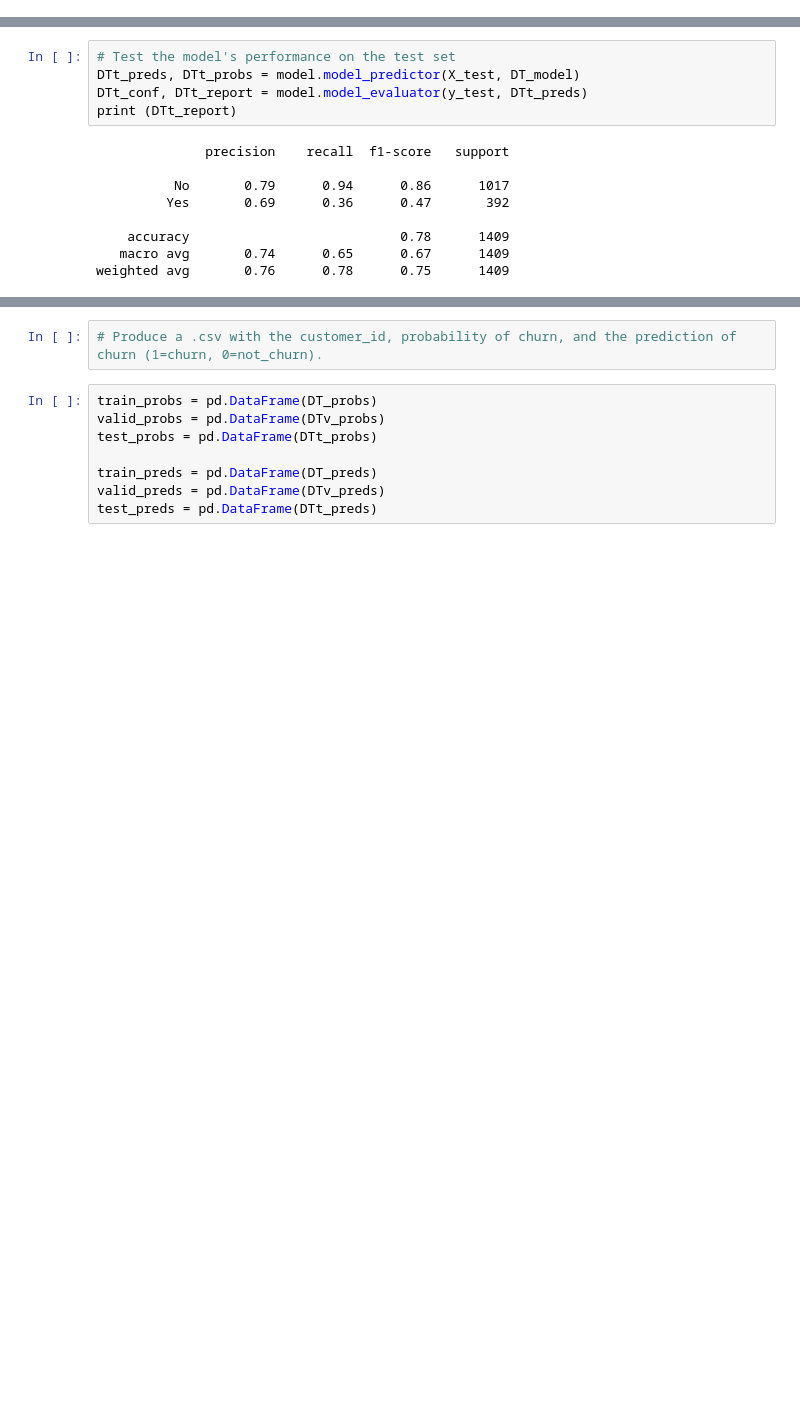
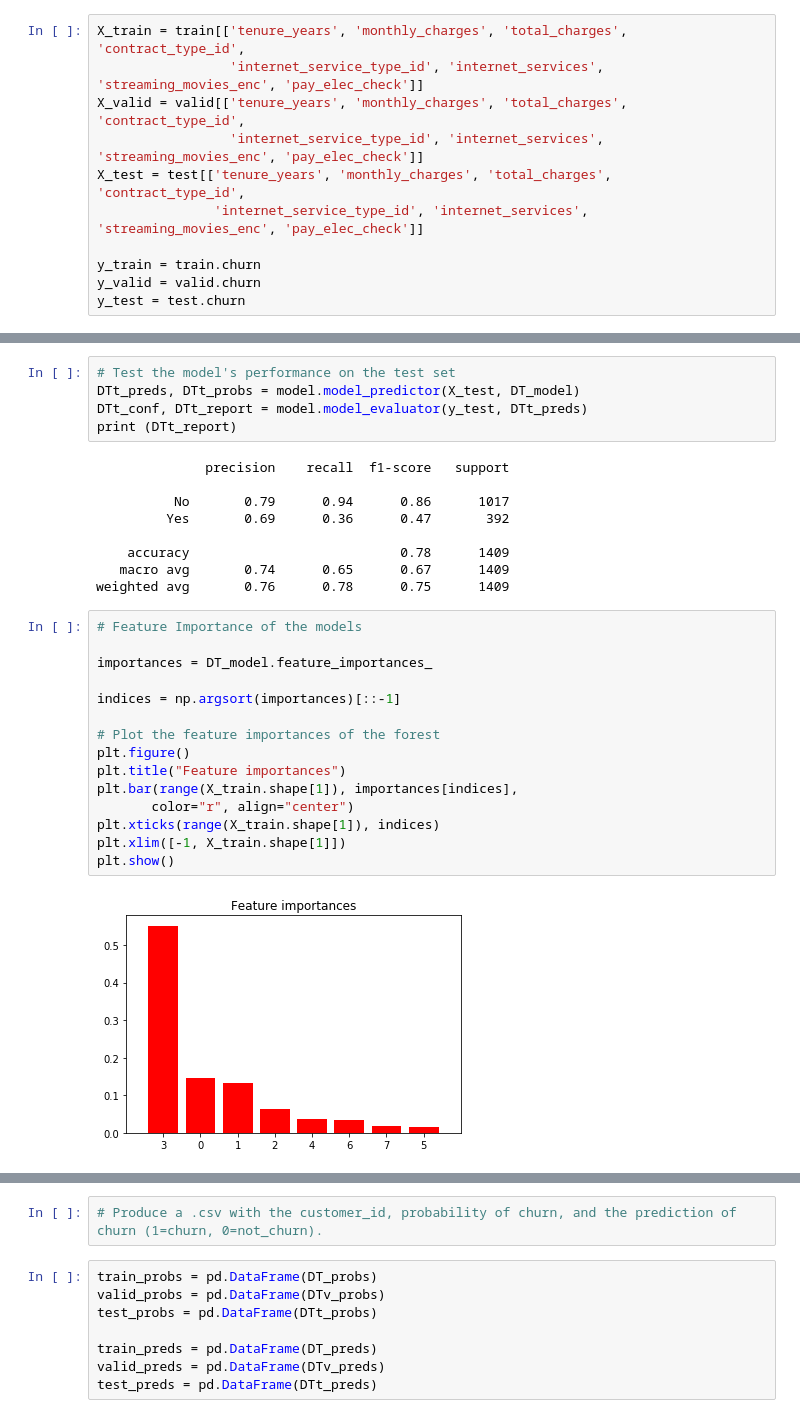
Before and after one commit to team-db-telco/telco-classification-project, a Jupyter notebook: Report.ipynb, the cells around one changed output, grey strips where cells are left out. Drawn from its saved outputs; the diff is of its cells as text; blank space fills up the shorter version.

```diff
--- a/Report.ipynb
+++ b/Report.ipynb
@@ -72,3 +64,14 @@ y_test = test.churn
+# %%
+X_train = train[['tenure_years', 'monthly_charges', 'total_charges', 'contract_type_id',
+                 'internet_service_type_id', 'internet_services', 'streaming_movies_enc', 'pay_elec_check']]
+X_valid = valid[['tenure_years', 'monthly_charges', 'total_charges', 'contract_type_id',
+                 'internet_service_type_id', 'internet_services', 'streaming_movies_enc', 'pay_elec_check']]
+X_test = test[['tenure_years', 'monthly_charges', 'total_charges', 'contract_type_id',
+               'internet_service_type_id', 'internet_services', 'streaming_movies_enc', 'pay_elec_check']]
+
+y_train = train.churn
+y_valid = valid.churn
+y_test = test.churn
 # %%
 # Make the model
 DT_model = model.model_maker(X_train, y_train, 'DT', 143)
@@ -112,3 +115,20 @@ print (DTt_report)
     accuracy                           0.78      1409
    macro avg       0.74      0.65      0.67      1409
 weighted avg       0.76      0.78      0.75      1409
+# %%
+# Feature Importance of the models
+
+importances = DT_model.feature_importances_
+
+indices = np.argsort(importances)[::-1]
+
+# Plot the feature importances of the forest
+plt.figure()
+plt.title("Feature importances")
+plt.bar(range(X_train.shape[1]), importances[indices],
+       color="r", align="center")
+plt.xticks(range(X_train.shape[1]), indices)
+plt.xlim([-1, X_train.shape[1]])
+plt.show()
+# %% [output]
+[figure, added]
```
Also changed, not shown: parts of 8 cells of this notebook, 3 other files.
